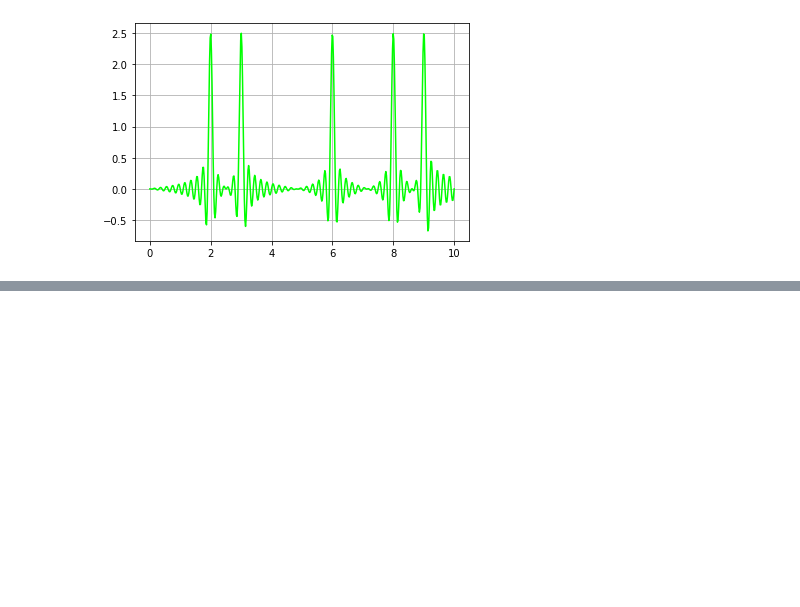
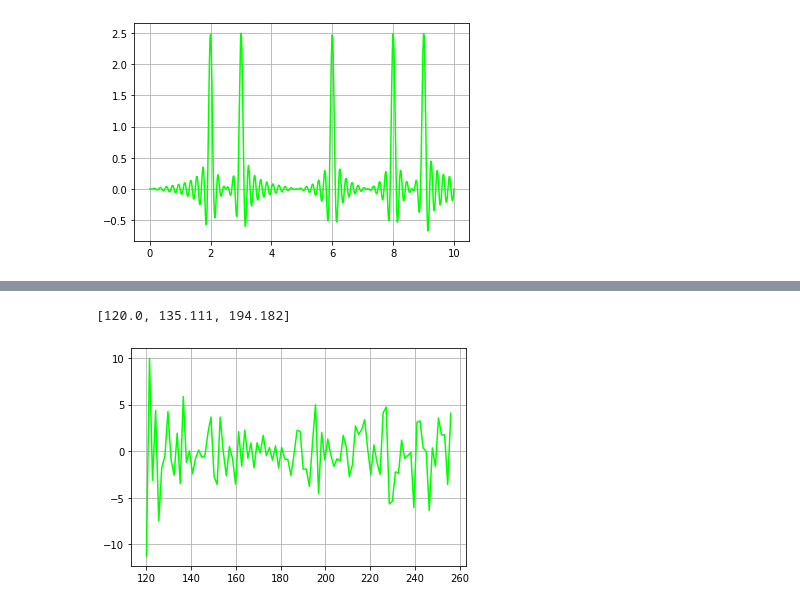
Before and after one commit to SM-Figueroa/fourier_transform, a Jupyter notebook: pipeline_visualization.ipynb, the cells around one changed output, grey strips where cells are left out. Saved outputs shown, nothing was run; the diff lists cells and outputs as text; code cells hidden in the pictures; blank space fills up the shorter version.

```diff
--- a/pipeline_visualization.ipynb
+++ b/pipeline_visualization.ipynb
@@ -126,0 +160,17 @@ def find_peaks(freqs, power):
+# %%
+def create_sig_f(times, amplitudes):
+    def raw_sig_f(t):
+        if hasattr(t, '__iter__'):
+            return np.array([raw_sig_f(x) for x in t])
+        else:
+            idx = (np.abs(times - t)).argmin()
+            return amplitudes[idx]
+    return raw_sig_f
+# %%
+amp_range = np.array(amplitudes)[(times > 4) & (times < 5)]
+times_range =  times[(times > 4) & (times < 5)]
+# %%
+plot_transform(create_sig_f(times_range, amp_range), limits=(120,256), peaks=True, res=100, N=10000)
+# %% [output]
+[120.0, 135.111, 194.182]
+[figure, added]
```
Also changed, not shown: parts of 10 cells of this notebook.
